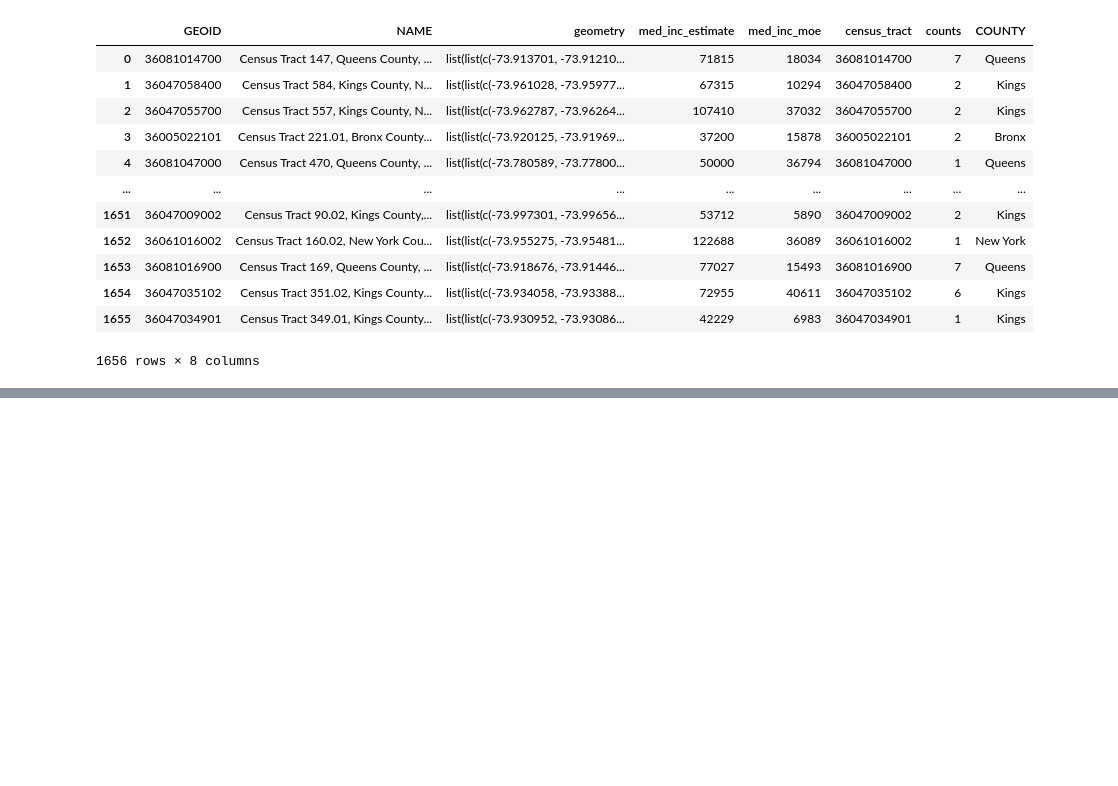
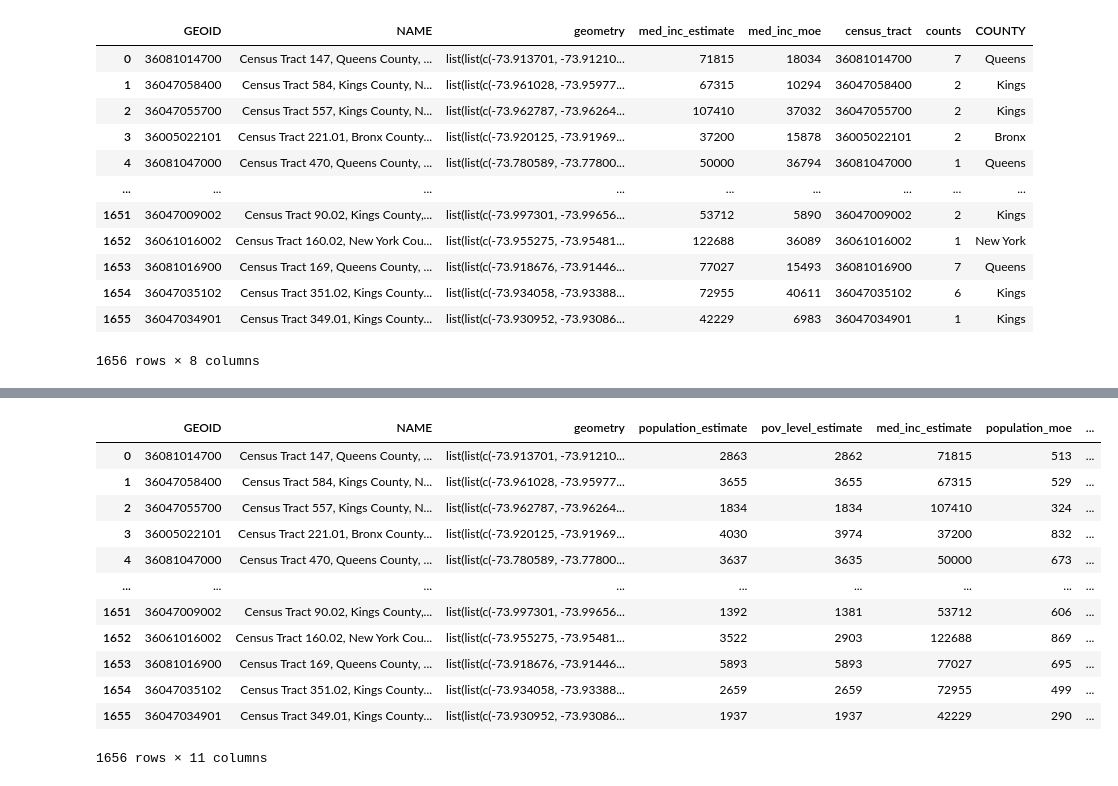
Before and after one commit to data4news-students/connect-to-census-dlaiu, a Jupyter notebook: merge-with-census.ipynb, the cells around one changed output, grey strips where cells are left out. Saved outputs shown, nothing was run; the diff lists cells and outputs as text; code cells hidden in the pictures; blank space fills up the shorter version.

```diff
--- a/merge-with-census.ipynb
+++ b/merge-with-census.ipynb
@@ -262,0 +387,17 @@ df_merge_new.to_csv('nyc_census_tobacco.csv', index=False)
+# %%
+df_merge_new = pd.merge(df_census_new, df_tobacco_count, left_on='GEOID', right_on='census_tract')
+df_merge_new
+# %% [output]
+|  | GEOID | NAME | geometry | population_estimate | pov_level_estimate | med_inc_estimate | population_moe | ... |
+| 0 | 36081014700 | Census Tract 147, Queens County, ... | list(list(c(-73.913701, -73.91210... | 2863 | 2862 | 71815 | 513 | ... |
+| 1 | 36047058400 | Census Tract 584, Kings County, N... | list(list(c(-73.961028, -73.95977... | 3655 | 3655 | 67315 | 529 | ... |
+| 2 | 36047055700 | Census Tract 557, Kings County, N... | list(list(c(-73.962787, -73.96264... | 1834 | 1834 | 107410 | 324 | ... |
+| 3 | 36005022101 | Census Tract 221.01, Bronx County... | list(list(c(-73.920125, -73.91969... | 4030 | 3974 | 37200 | 832 | ... |
+| 4 | 36081047000 | Census Tract 470, Queens County, ... | list(list(c(-73.780589, -73.77800... | 3637 | 3635 | 50000 | 673 | ... |
+| ... | ... | ... | ... | ... | ... | ... | ... | ... |
+| 1651 | 36047009002 | Census Tract 90.02, Kings County,... | list(list(c(-73.997301, -73.99656... | 1392 | 1381 | 53712 | 606 | ... |
+| 1652 | 36061016002 | Census Tract 160.02, New York Cou... | list(list(c(-73.955275, -73.95481... | 3522 | 2903 | 122688 | 869 | ... |
+| 1653 | 36081016900 | Census Tract 169, Queens County, ... | list(list(c(-73.918676, -73.91446... | 5893 | 5893 | 77027 | 695 | ... |
+| 1654 | 36047035102 | Census Tract 351.02, Kings County... | list(list(c(-73.934058, -73.93388... | 2659 | 2659 | 72955 | 499 | ... |
+| 1655 | 36047034901 | Census Tract 349.01, Kings County... | list(list(c(-73.930952, -73.93086... | 1937 | 1937 | 42229 | 290 | ... |
+1656 rows × 11 columns
```
Also changed, not shown: parts of 13 cells of this notebook, 18 other files.
